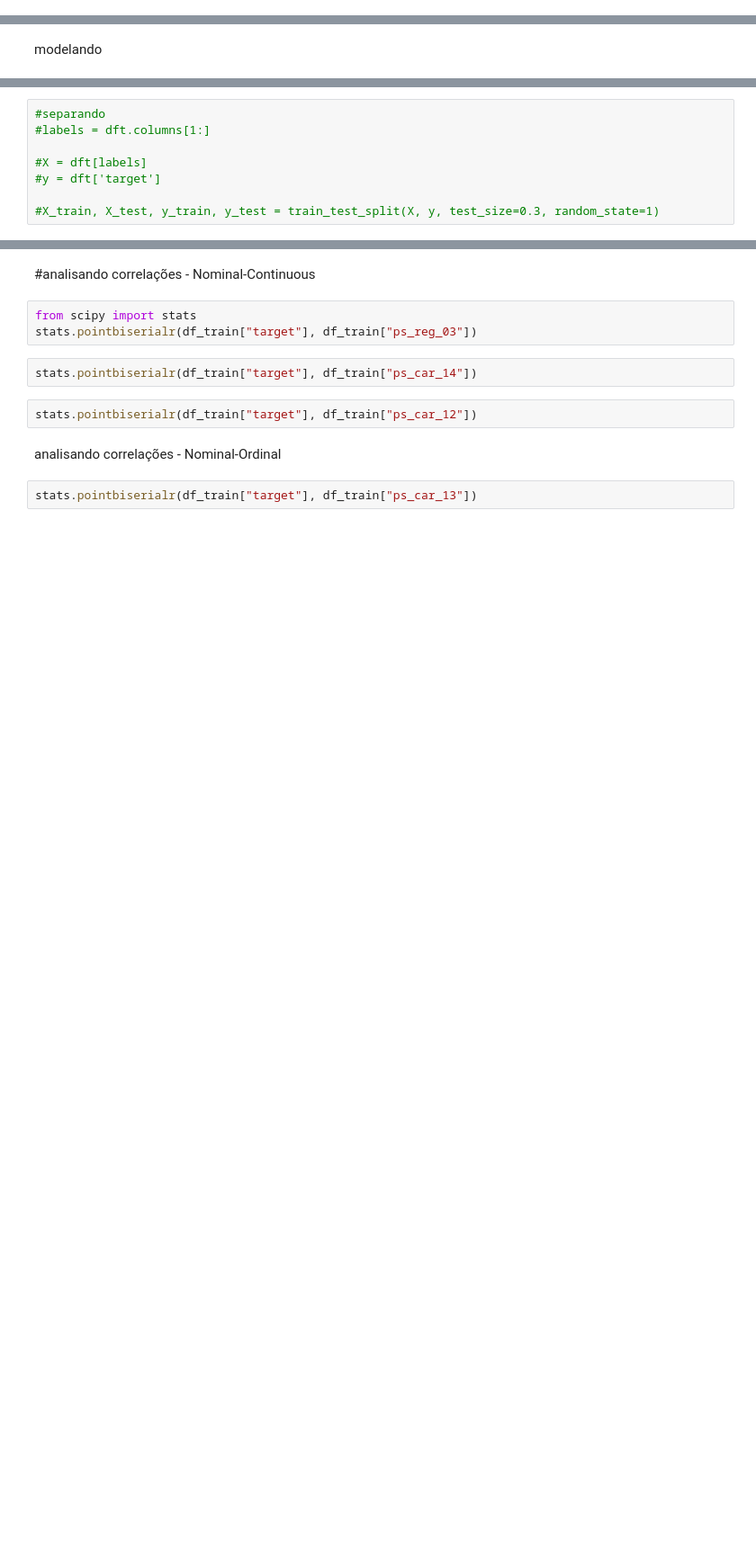
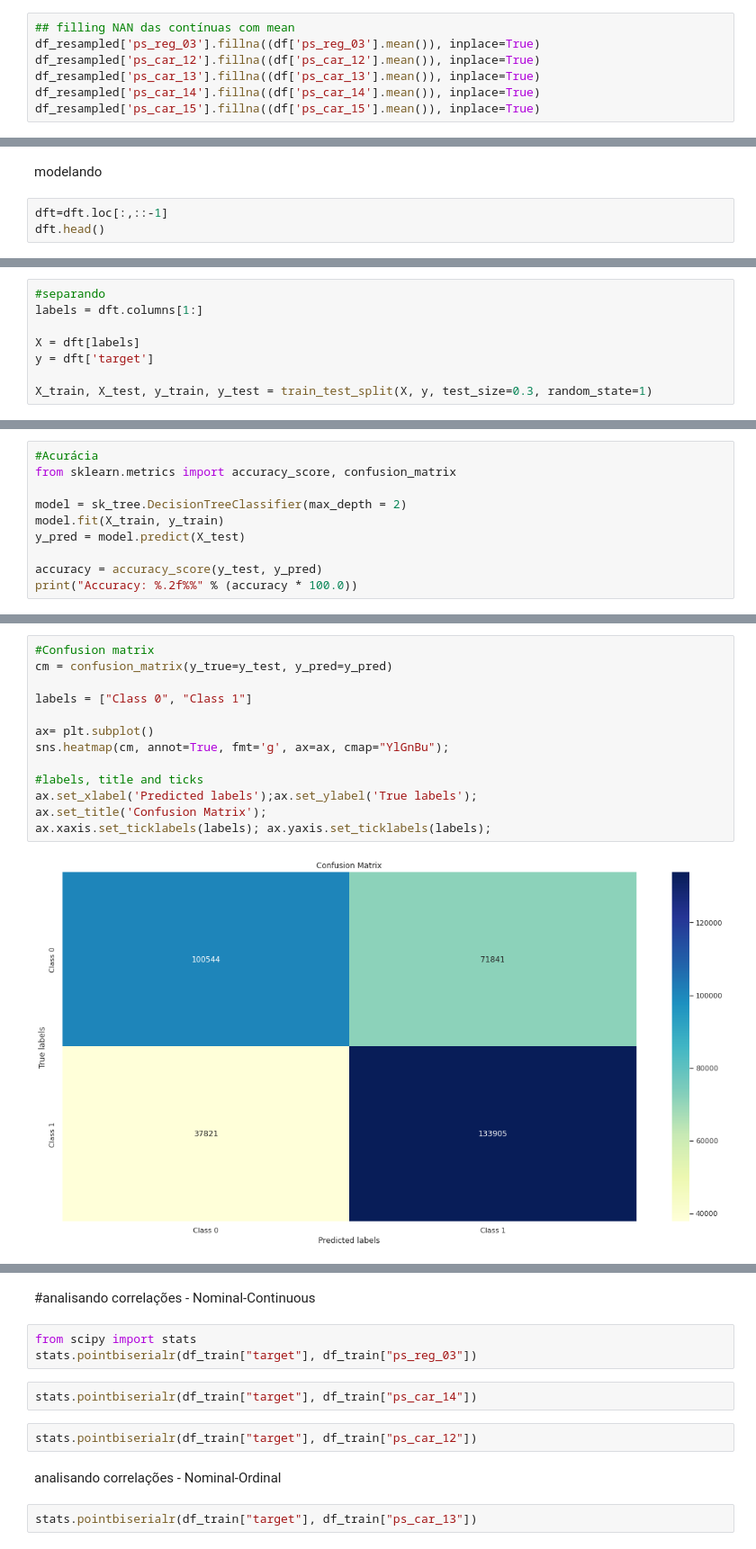
Before and after one commit to gbam-ds/FP-ML, a Jupyter notebook: Porto_Seguro.ipynb, the cells around one changed output, grey strips where cells are left out. Shown: that part at 90% size. Saved outputs shown, nothing was run; the diff lists cells and outputs as text; blank space fills up the shorter version.

```diff
--- a/Porto_Seguro.ipynb
+++ b/Porto_Seguro.ipynb
@@ -172,0 +255,7 @@ feature engineering
+# %%
+## filling NAN das contínuas com mean
+df_resampled['ps_reg_03'].fillna((df['ps_reg_03'].mean()), inplace=True)
+df_resampled['ps_car_12'].fillna((df['ps_car_12'].mean()), inplace=True)
+df_resampled['ps_car_13'].fillna((df['ps_car_13'].mean()), inplace=True)
+df_resampled['ps_car_14'].fillna((df['ps_car_14'].mean()), inplace=True)
+df_resampled['ps_car_15'].fillna((df['ps_car_15'].mean()), inplace=True)
@@ -184,2 +279,5 @@ feature engineering
 # %% [markdown]
 modelando
+# %%
+dft=dft.loc[:,::-1]
+dft.head()
@@ -186,8 +291,8 @@ modelando
 # %%
 #separando
-#labels = dft.columns[1:]
+labels = dft.columns[1:]
 
-#X = dft[labels]
-#y = dft['target']
+X = dft[labels]
+y = dft['target']
 
-#X_train, X_test, y_train, y_test = train_test_split(X, y, test_size=0.3, random_state=1)
+X_train, X_test, y_train, y_test = train_test_split(X, y, test_size=0.3, random_state=1)
@@ -200,0 +299,10 @@ modelando
+# %%
+#Acurácia
+from sklearn.metrics import accuracy_score, confusion_matrix
+
+model = sk_tree.DecisionTreeClassifier(max_depth = 2)
+model.fit(X_train, y_train)
+y_pred = model.predict(X_test)
+
+accuracy = accuracy_score(y_test, y_pred)
+print("Accuracy: %.2f%%" % (accuracy * 100.0))
@@ -200,0 +311,15 @@ modelando
+# %%
+#Confusion matrix
+cm = confusion_matrix(y_true=y_test, y_pred=y_pred)
+
+labels = ["Class 0", "Class 1"]
+
+ax= plt.subplot()
+sns.heatmap(cm, annot=True, fmt='g', ax=ax, cmap="YlGnBu");
+
+#labels, title and ticks
+ax.set_xlabel('Predicted labels');ax.set_ylabel('True labels');
+ax.set_title('Confusion Matrix');
+ax.xaxis.set_ticklabels(labels); ax.yaxis.set_ticklabels(labels);
+# %% [output]
+[figure, added]
```
Also changed, not shown: parts of 31 cells of this notebook.
